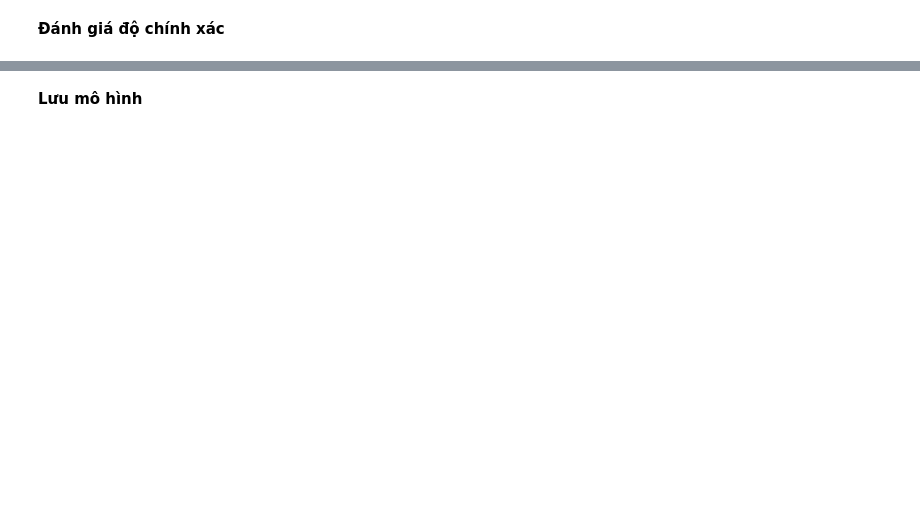
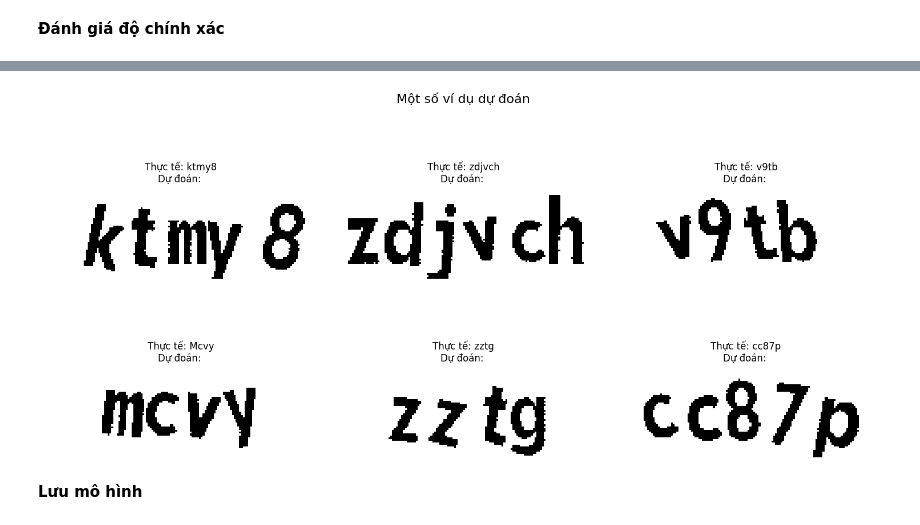
Before and after one commit to ntanthedev/captcha-solver, a Jupyter notebook: main2.ipynb, the cells around one changed output, grey strips where cells are left out. Cells and saved outputs as stored; diff of their text form; code cells hidden in the pictures; blank space fills up the shorter version.

```diff
--- a/main2.ipynb
+++ b/main2.ipynb
@@ -401,0 +523,73 @@ print(f"Character Error Rate (CER): {cer:.2%}")
+# %%
+# Kiểm tra chi tiết các lỗi dự đoán
+def analyze_predictions(model, dataset, num_examples=10):
+    """Phân tích chi tiết các dự đoán đúng và sai"""
+    all_predictions = []
+    all_originals = []
+    all_images = []
+
+    for batch in dataset.take(2):  # Chỉ lấy 2 batch để kiểm tra
+        batch_images = batch["image"]
+        batch_labels = batch["label"]
+        batch_label_lengths = batch["label_length"]
+
+        # Lấy nhãn gốc
+        orig_texts = []
+        for i, (label, length) in enumerate(zip(batch_labels.numpy(), batch_label_lengths.numpy())):
+            label_tensor = tf.convert_to_tensor(label[:length])
+            orig_text = tf.strings.reduce_join(num_to_char(label_tensor)).numpy().decode('utf-8')
+            orig_texts.append(orig_text)
+
+        # Dự đoán
+        preds = model.predict([batch_images, batch_labels, batch_label_lengths], verbose=0)
+        pred_texts = decode_batch_predictions(preds)
+
+        # Lưu kết quả
+        all_predictions.extend(pred_texts)
+        all_originals.extend(orig_texts)
+        all_images.extend([img.numpy() for img in batch_images])
+
+        # Chỉ lấy một số lượng nhất định
+        if len(all_predictions) >= num_examples:
+            break
+
+    # Hiển thị chi tiết
+    correct = 0
+    print("\n--- CHI TIẾT DỰ ĐOÁN ---")
+    print("STT | THỰC TẾ | DỰ ĐOÁN | KẾT QUẢ")
+    print("--------------------------")
+
+    for i in range(min(num_examples, len(all_predictions))):
+        result = "✓" if all_predictions[i] == all_originals[i] else "✗"
+        if result == "✓":
+            correct += 1
+        print(f"{i+1:2d} | {all_originals[i]:8s} | {all_predictions[i]:8s} | {result}")
+
+    print("--------------------------")
+    print(f"Tỷ lệ đúng: {correct}/{min(num_examples, len(all_predictions))} ({correct/min(num_examples, len(all_predictions)):.2%})")
+
+    # Hiển thị một số lỗi dự đoán
+    fig, axs = plt.subplots(2, 3, figsize=(15, 8))
+    fig.suptitle("Một số ví dụ dự đoán", fontsize=16)
+
+    count = 0
+    for i in range(min(num_examples, len(all_predictions))):
+        if count >= 6:
+            break
+
+        if all_predictions[i] != all_originals[i] or count < 3:  # Hiển thị cả đúng và sai
+            row, col = count // 3, count % 3
+            img = all_images[i][:, :, 0]
+            img = np.transpose(img, (1, 0))
+            axs[row, col].imshow(img, cmap="gray")
+            title = f"Thực tế: {all_originals[i]}\nDự đoán: {all_predictions[i]}"
+            axs[row, col].set_title(title)
+            axs[row, col].axis("off")
+            count += 1
+
+    plt.tight_layout()
+    plt.show()
+
+# Phân tích chi tiết các dự đoán
+analyze_predictions(model, validation_dataset, num_examples=20)
+# %% [output]
@@ -402,2 +613,3 @@ print(f"Character Error Rate (CER): {cer:.2%}")
+[figure, added]
 # %% [markdown]
 **Lưu mô hình**
```
Also changed, not shown: parts of 19 cells of this notebook, 1 other file.
